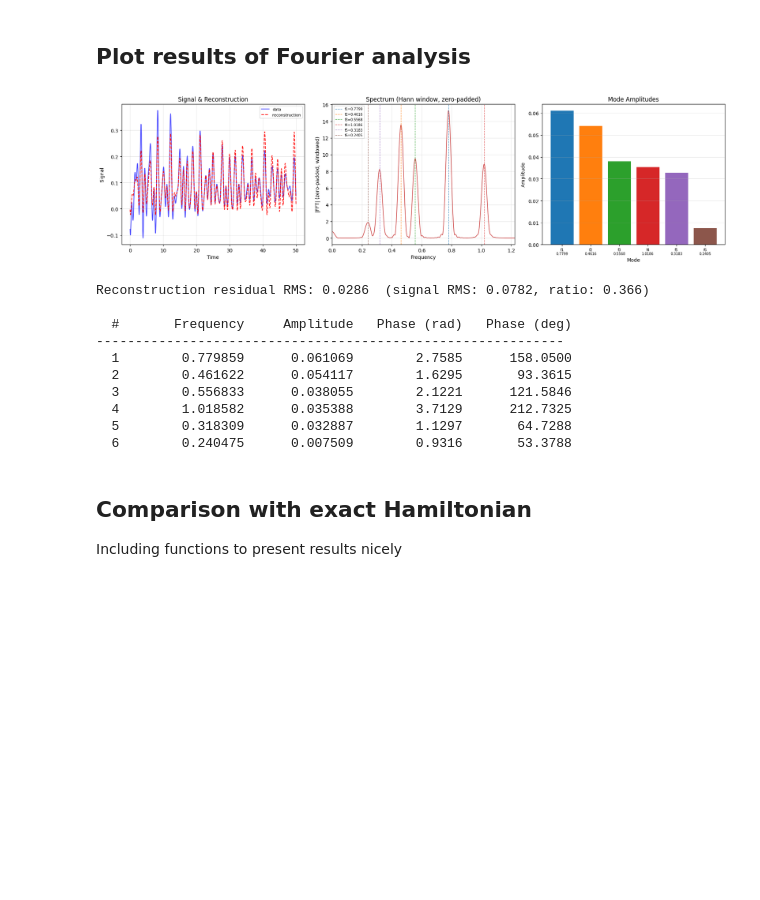
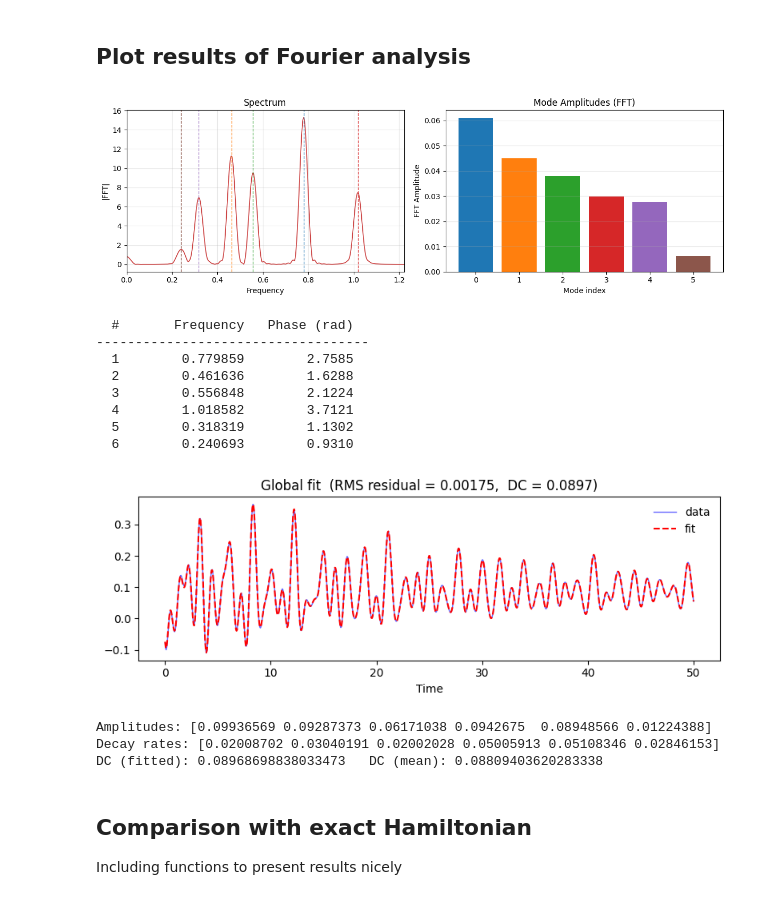
Before and after one commit to OsQarM/lsz_spectroscopy, a Jupyter notebook: LSZ_experimental.ipynb, the cells around one changed output. Cells and saved outputs as stored; diff of their text form; code cells hidden in the pictures; blank space fills up the shorter version.

```diff
--- a/LSZ_experimental.ipynb
+++ b/LSZ_experimental.ipynb
@@ -305,8 +305,8 @@ local_z_list = np.array([2.1,1.1])
 zz_terms = np.array([0.35])
 
 # (ns^(-1))
-t1_list = [0.0051, 0.005]
-t2_list = [0.01, 0.011]
+t1_rates = [0.0051, 0.005]
+t2_rates = [0.01, 0.015]
 
 #3 qubit example
 # local_z_list = np.array([2.1, 3.05, 1.78])
@@ -368,7 +368,7 @@ print(egvals[midpoint])
 for wait_time in tw_l:
     experiment =LSZ_experiment(nqubits, epsilon, H_target_dict, ramp_time, wait_time, dt,
                                ramp_noise= False, wait_noise= True,
-                               gamma_dec_list=None, gamma_dep_list=t2_list)
+                               gamma_dec_list=None, gamma_dep_list=t2_rates)
 
     ramp1_sim, wait_sim, ramp_2_sim = experiment.time_evolution()
 
@@ -629,20 +553,28 @@ def fit_decay_rates(pc_list, tw_l, freqs_detected, window_width=None, n_windows=
 # %% [markdown]
 ## Plot results of Fourier analysis
 # %%
-experimental_freqs, experimental_amps, experimental_phases = fourier_analysis(pc_list, tw_l, n_peaks= (2**nqubits)*(2**nqubits -1)//2)
-corrected_experimental_amps, lambdas, amp_tracks, window_centers = fit_decay_rates(pc_list, tw_l, experimental_freqs)
+experimental_freqs, experimental_phases = fourier_analysis(
+    pc_list, tw_l, n_peaks=(2**nqubits)*(2**nqubits-1)//2
+)
+experimental_amps, lambdas, dc_fit = fit_decay_rates(pc_list, tw_l, experimental_freqs, experimental_phases)
+
+print("Amplitudes:", experimental_amps)
+print("Decay rates:", lambdas)
+print("DC (fitted):", dc_fit, "  DC (mean):", np.mean(pc_list))
 # %% [output]
-[figure, old version]
+[figure, new version]
-Reconstruction residual RMS: 0.0286  (signal RMS: 0.0782, ratio: 0.366)
-
-  #       Frequency     Amplitude   Phase (rad)   Phase (deg)
-------------------------------------------------------------
-  1        0.779859      0.061069        2.7585      158.0500
-  2        0.461622      0.054117        1.6295       93.3615
-  3        0.556833      0.038055        2.1221      121.5846
-  4        1.018582      0.035388        3.7129      212.7325
-  5        0.318309      0.032887        1.1297       64.7288
-  6        0.240475      0.007509        0.9316       53.3788
+  #       Frequency   Phase (rad)
+-----------------------------------
+  1        0.779859        2.7585
+  2        0.461636        1.6288
+  3        0.556848        2.1224
+  4        1.018582        3.7121
+  5        0.318319        1.1302
+  6        0.240693        0.9310
+[figure, added]
+Amplitudes: [0.09936569 0.09287373 0.06171038 0.0942675  0.08948566 0.01224388]
+Decay rates: [0.02008702 0.03040191 0.02002028 0.05005913 0.05108346 0.02846153]
+DC (fitted): 0.08968698838033473   DC (mean): 0.08809403620283338
 # %% [markdown]
 ## Comparison with exact Hamiltonian
 
```
Also changed, not shown: parts of 10 cells of this notebook.
